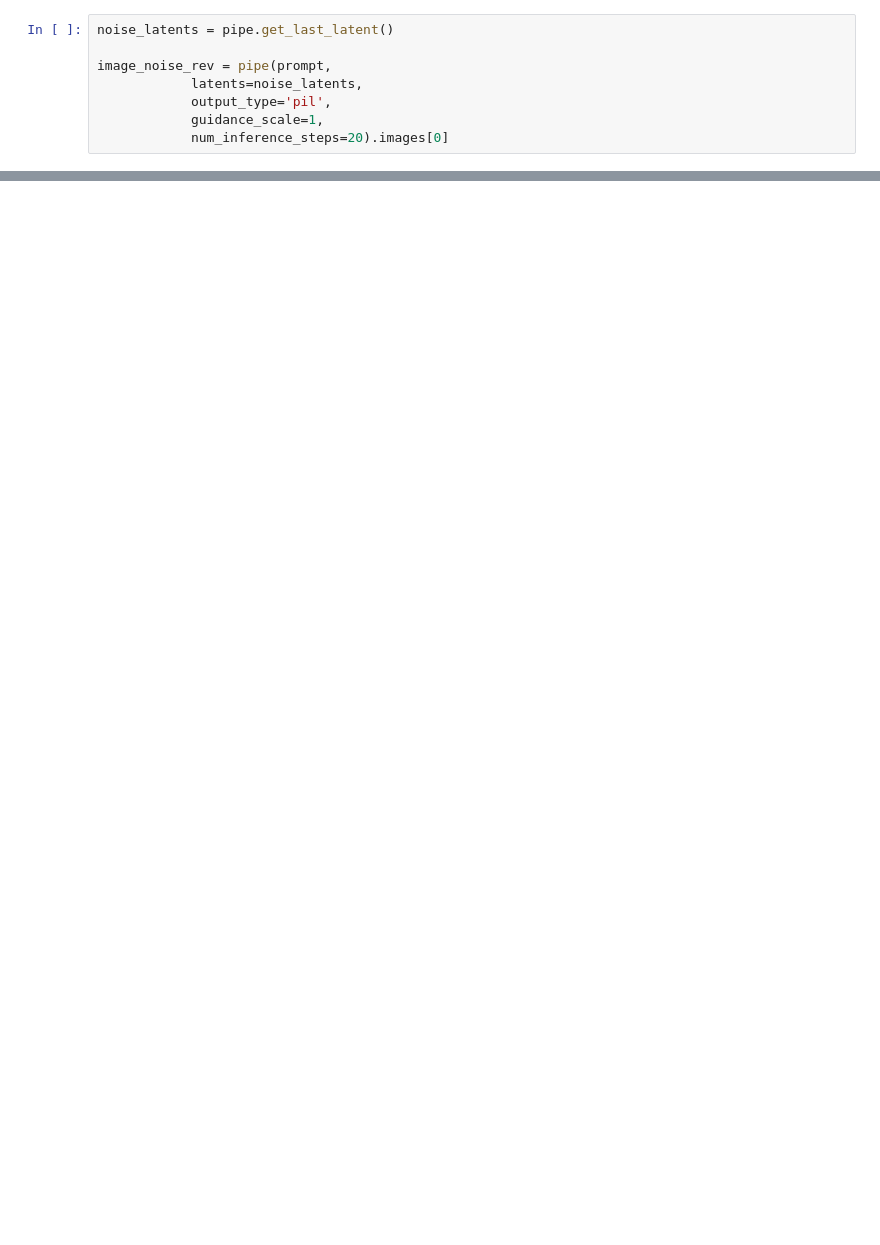
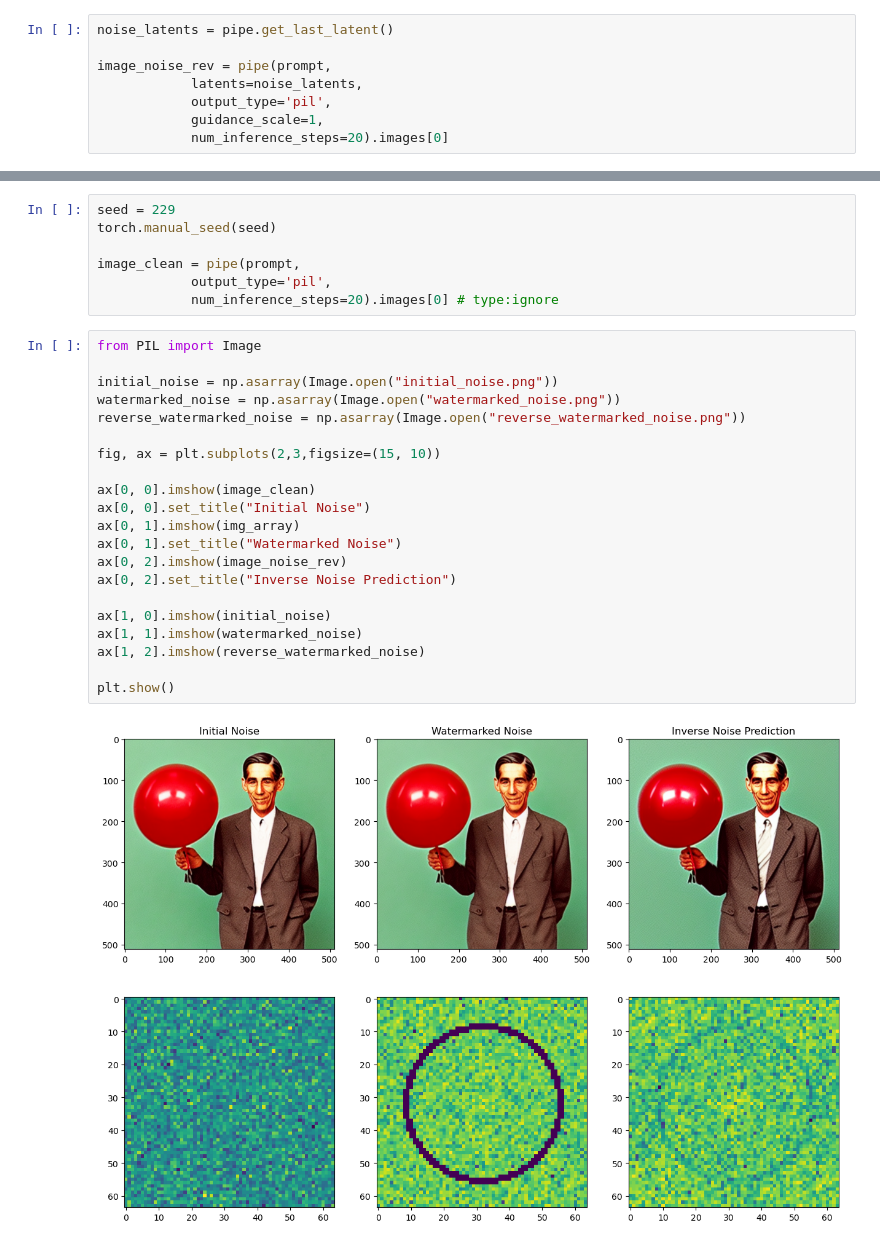
Before and after one commit to shanayamalik/watermarking-research-project, a Jupyter notebook: generate_test.ipynb, the cells around one changed output, grey strips where cells are left out. Saved outputs shown, nothing was run; the diff lists cells and outputs as text; blank space fills up the shorter version.

```diff
--- a/generate_test.ipynb
+++ b/generate_test.ipynb
@@ -103,0 +146,30 @@ plt.show()
+# %%
+seed = 229
+torch.manual_seed(seed)
+
+image_clean = pipe(prompt,
+            output_type='pil',
+            num_inference_steps=20).images[0] # type:ignore
+# %%
+from PIL import Image
+
+initial_noise = np.asarray(Image.open("initial_noise.png"))
+watermarked_noise = np.asarray(Image.open("watermarked_noise.png"))
+reverse_watermarked_noise = np.asarray(Image.open("reverse_watermarked_noise.png"))
+
+fig, ax = plt.subplots(2,3,figsize=(15, 10))
+
+ax[0, 0].imshow(image_clean)
+ax[0, 0].set_title("Initial Noise")
+ax[0, 1].imshow(img_array)
+ax[0, 1].set_title("Watermarked Noise")
+ax[0, 2].imshow(image_noise_rev)
+ax[0, 2].set_title("Inverse Noise Prediction")
+
+ax[1, 0].imshow(initial_noise)
+ax[1, 1].imshow(watermarked_noise)
+ax[1, 2].imshow(reverse_watermarked_noise)
+
+plt.show()
+# %% [output]
+[figure, added]
```
Also changed, not shown: parts of 7 cells of this notebook, 5 other files.
